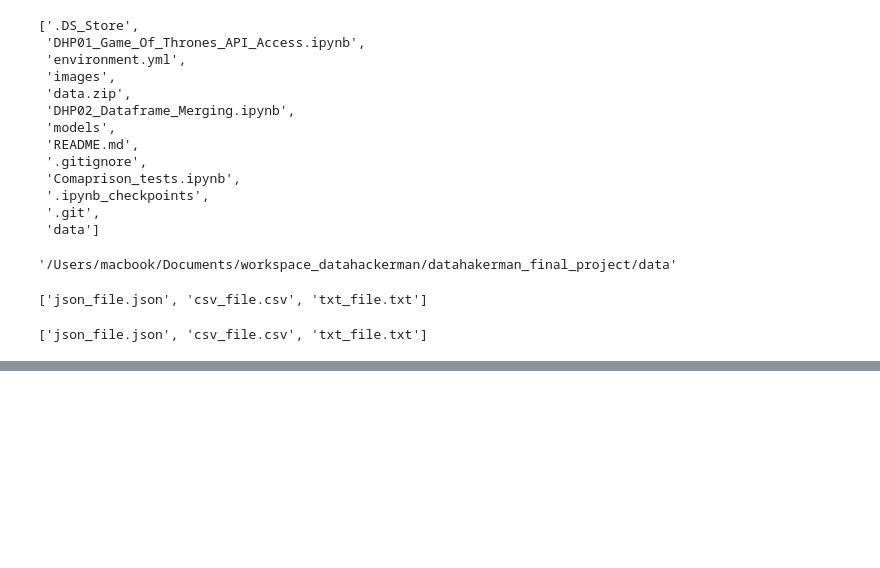
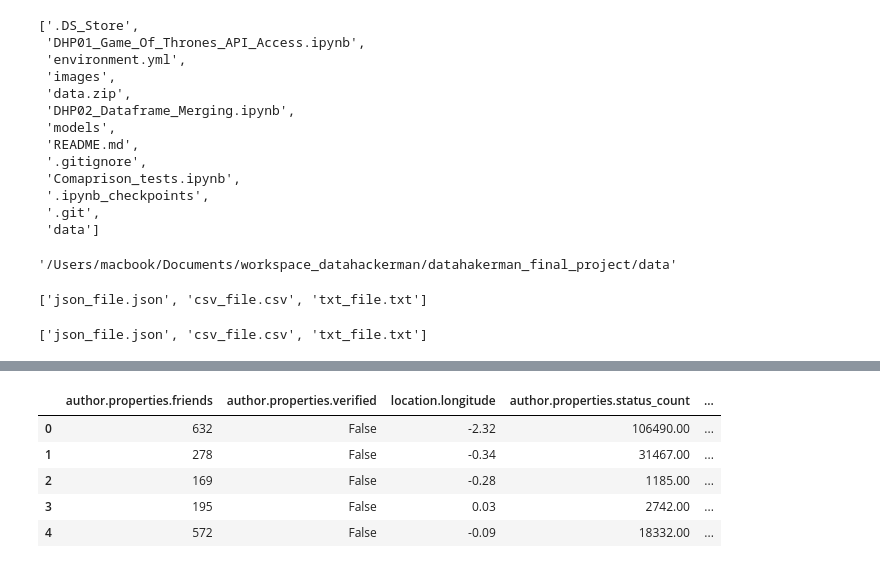
Before and after one commit to gkadeoti/datahakerman_final_project, a Jupyter notebook: DHP02_Dataframe_Merging.ipynb, the cells around one changed output, grey strips where cells are left out. Cells and saved outputs as stored; diff of their text form; code cells hidden in the pictures; blank space fills up the shorter version.

```diff
--- a/DHP02_Dataframe_Merging.ipynb
+++ b/DHP02_Dataframe_Merging.ipynb
@@ -53,0 +109,9 @@ files_list
+# %%
+txt_data.head()
+# %% [output]
+|  | author.properties.friends | author.properties.verified | location.longitude | author.properties.status_count | ... |
+| 0 | 632 | False | -2.32 | 106490.00 | ... |
+| 1 | 278 | False | -0.34 | 31467.00 | ... |
+| 2 | 169 | False | -0.28 | 1185.00 | ... |
+| 3 | 195 | False | 0.03 | 2742.00 | ... |
+| 4 | 572 | False | -0.09 | 18332.00 | ... |
```
Also changed, not shown: parts of 13 cells of this notebook, 2 other files.
